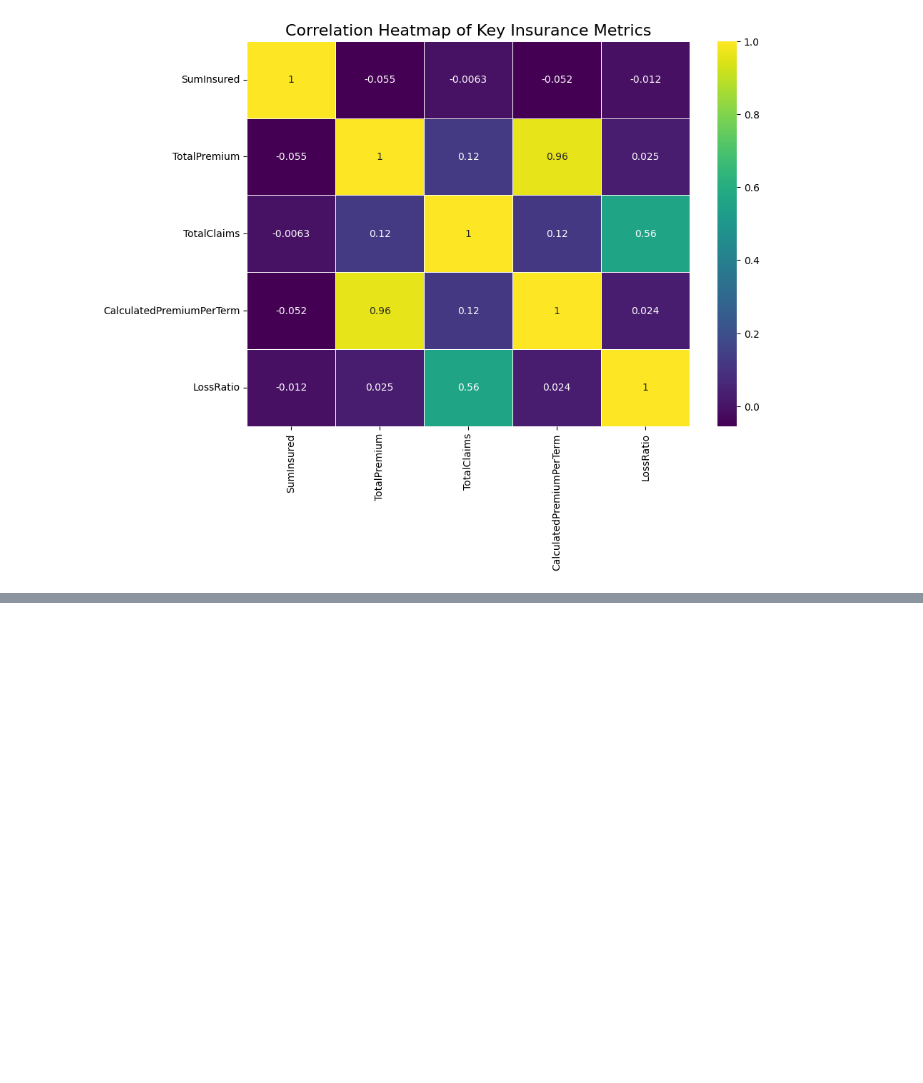
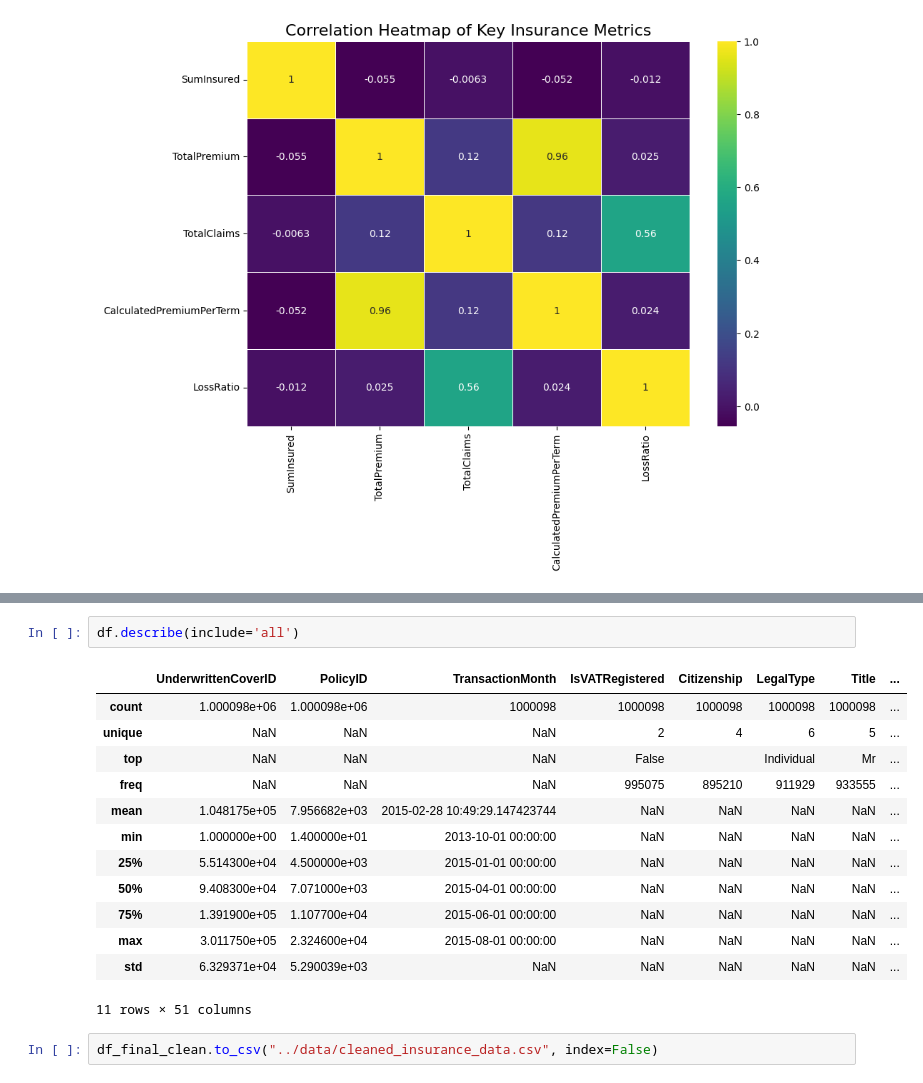
Before and after one commit to Feven777/Risk-Analytics-Predictive-Modeling, a Jupyter notebook: notebook/EDA_task1.ipynb, the cells around one changed output, grey strips where cells are left out. Saved outputs shown, nothing was run; the diff lists cells and outputs as text; blank space fills up the shorter version.

Commit message:
Added cleaned dataset

```diff
--- a/notebook/EDA_task1.ipynb
+++ b/notebook/EDA_task1.ipynb
@@ -429,0 +480,18 @@ plt.show()
+# %%
+df.describe(include='all')
+# %% [output]
+|  | UnderwrittenCoverID | PolicyID | TransactionMonth | IsVATRegistered | Citizenship | LegalType | Title | ... |
+| count | 1.000098e+06 | 1.000098e+06 | 1000098 | 1000098 | 1000098 | 1000098 | 1000098 | ... |
+| unique | NaN | NaN | NaN | 2 | 4 | 6 | 5 | ... |
+| top | NaN | NaN | NaN | False |  | Individual | Mr | ... |
+| freq | NaN | NaN | NaN | 995075 | 895210 | 911929 | 933555 | ... |
+| mean | 1.048175e+05 | 7.956682e+03 | 2015-02-28 10:49:29.147423744 | NaN | NaN | NaN | NaN | ... |
+| min | 1.000000e+00 | 1.400000e+01 | 2013-10-01 00:00:00 | NaN | NaN | NaN | NaN | ... |
+| 25% | 5.514300e+04 | 4.500000e+03 | 2015-01-01 00:00:00 | NaN | NaN | NaN | NaN | ... |
+| 50% | 9.408300e+04 | 7.071000e+03 | 2015-04-01 00:00:00 | NaN | NaN | NaN | NaN | ... |
+| 75% | 1.391900e+05 | 1.107700e+04 | 2015-06-01 00:00:00 | NaN | NaN | NaN | NaN | ... |
+| max | 3.011750e+05 | 2.324600e+04 | 2015-08-01 00:00:00 | NaN | NaN | NaN | NaN | ... |
+| std | 6.329371e+04 | 5.290039e+03 | NaN | NaN | NaN | NaN | NaN | ... |
+11 rows × 51 columns
+# %%
+df_final_clean.to_csv("../data/cleaned_insurance_data.csv", index=False)
```
Also changed, not shown: parts of 3 cells of this notebook, 4 other files.
